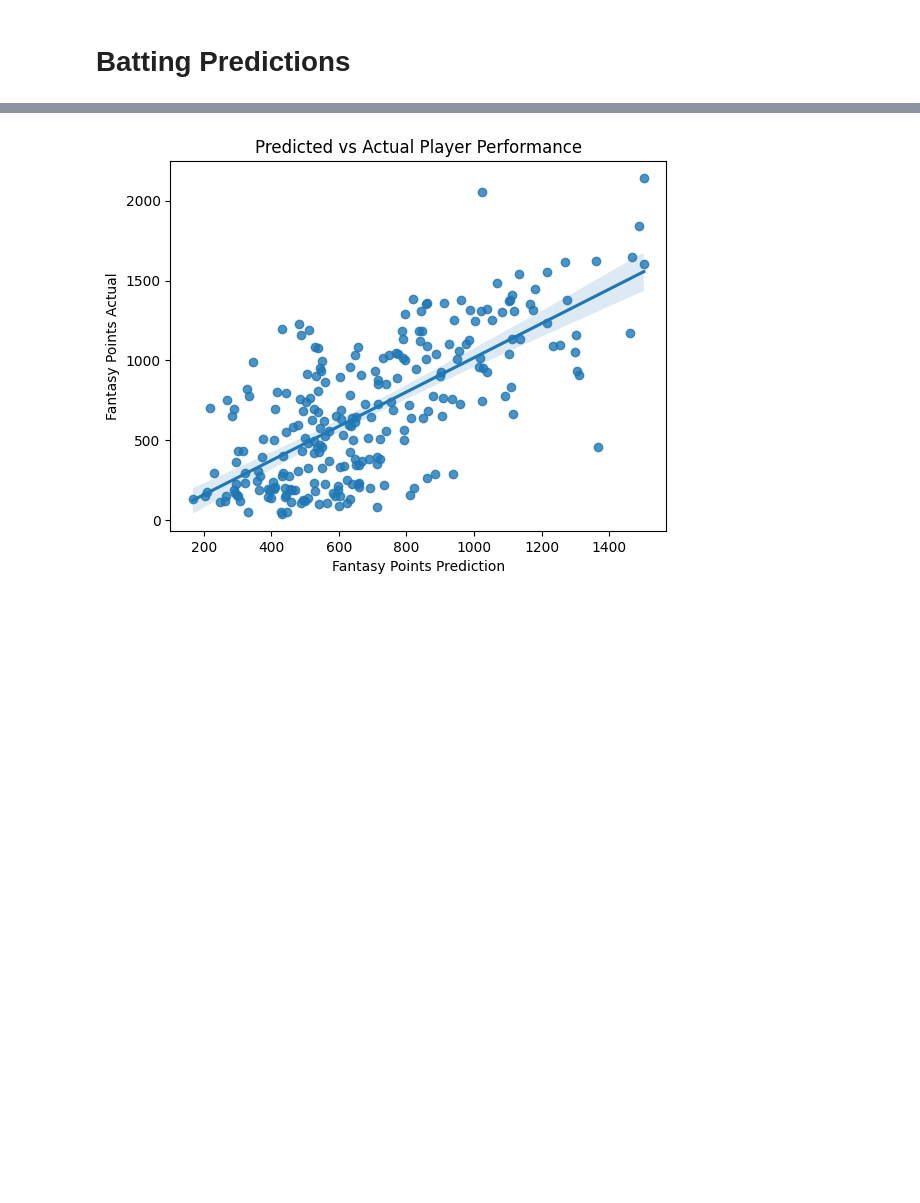
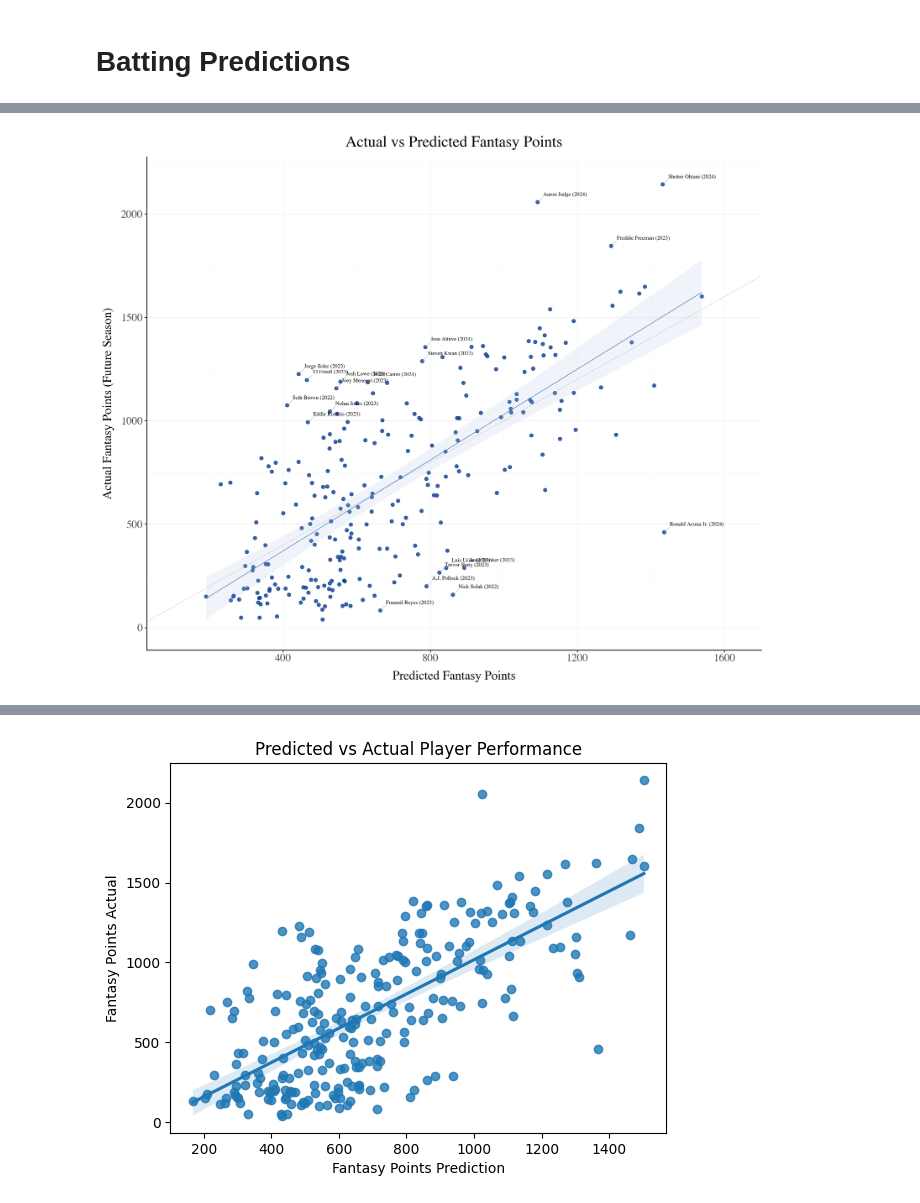
Before and after one commit to boon-man/baseball_modeling, a Jupyter notebook: run_model.ipynb, the cells around one changed output, grey strips where cells are left out. Saved outputs shown, nothing was run; the diff lists cells and outputs as text; code cells hidden in the pictures; blank space fills up the shorter version.

Commit message:
Model documentation updates, beginning improvements to data visualization/model performance tracking.

```diff
--- a/run_model.ipynb
+++ b/run_model.ipynb
@@ -12,6 +12,7 @@ import matplotlib.pyplot as plt
 import pandas as pd
 import numpy as np
 from datetime import datetime
+from plotnine import *
 
 START_YEAR = 2021
 END_YEAR = 2023
@@ -29,6 +30,16 @@ BATTER_SPLIT_OF = 0.3
 # URL of the FantasyPros projections page
 batting_url = "https://www.fantasypros.com/mlb/projections/hitters.php"
 pitching_url = "https://www.fantasypros.com/mlb/projections/pitchers.php"
+
+# Defining color palette for visualizations
+MLB_COLOR_PALETTE = [
+    "#0B3D91",  # deep blue
+    "#C8102E",  # strong red
+    "#FFB81C",  # gold
+    "#1F8A70",  # teal/green
+    "#6F2DBD",  # bold purple
+    "#2F2F2F",  # near-black for accents
+]
 
 # Columns for modeling player performance
 batting_stat_cols = [
@@ -264,0 +809,3 @@ Best iteration: 65
+# %%
+batting_results = compile_predictions(batting_df, x_test, y_test, y_pred)
+display(batting_results)
@@ -264,0 +826,11 @@ Best iteration: 65
+# %%
+p1 = plot_actual_vs_pred_mlb(
+    batting_results,
+    top_n=20,
+    x_offset=15,
+    y_offset=25,
+    add_one_to_season_in_label=True,  # add 1 to season for labels to reflect predicted year
+)
+p1.show()
+# %% [output]
+[figure, added]
```
Also changed, not shown: parts of 16 cells of this notebook, 1 other file.
